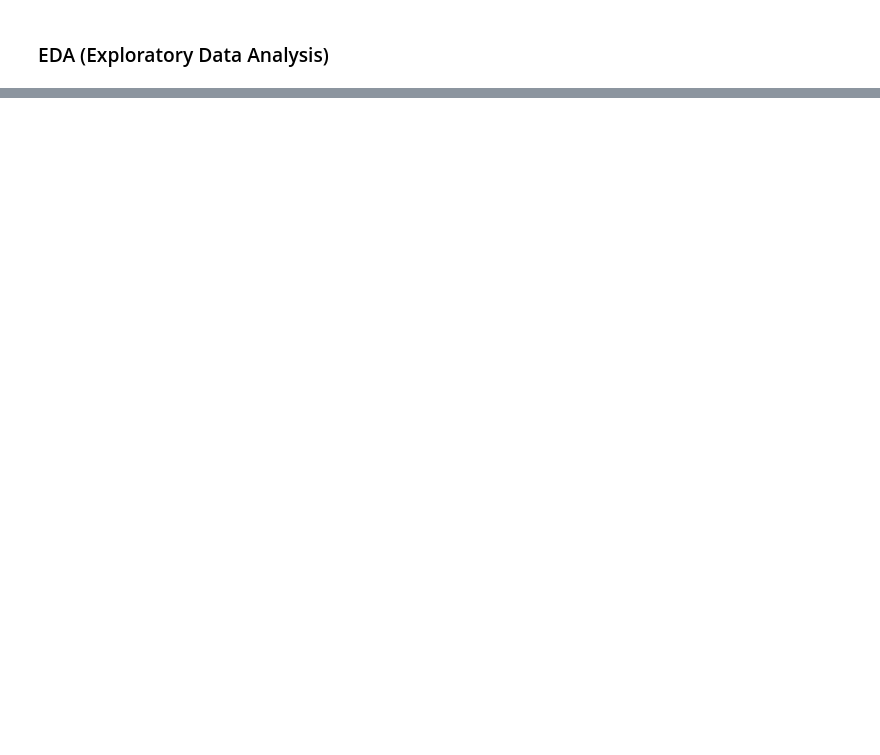
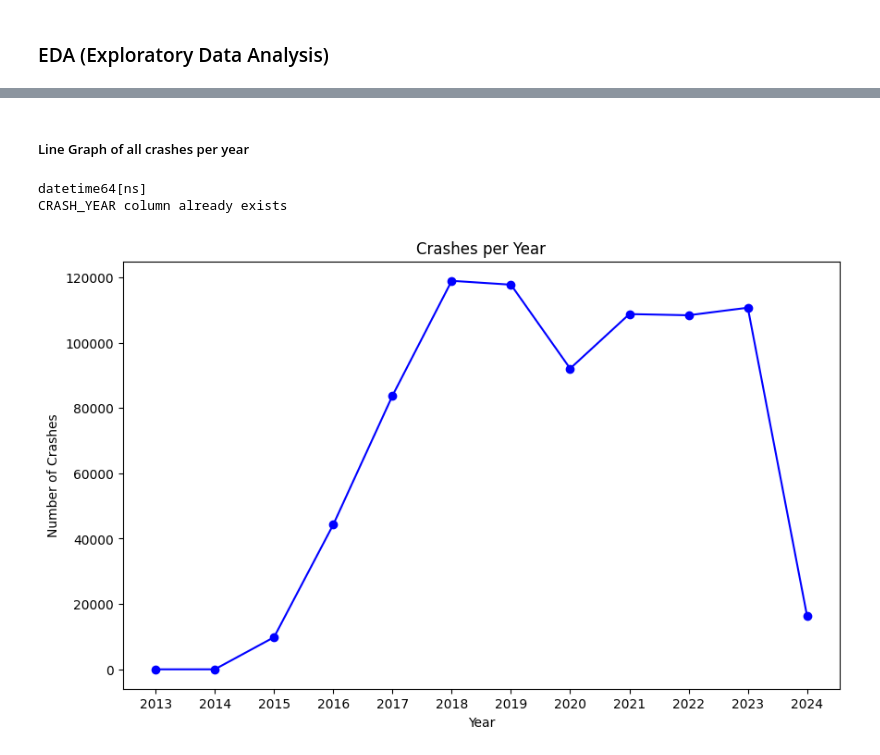
Before and after one commit to cocimano/-ProjectsAndPractice-, a Jupyter notebook: Projects-Data Science/Chicago Traffic Crashes/CrashesAnalysis.ipynb, the cells around one changed output, grey strips where cells are left out. Drawn from its saved outputs; the diff is of its cells as text; code cells hidden in the pictures; blank space fills up the shorter version.

Commit message:
some graphs added

```diff
--- a/Projects-Data Science/Chicago Traffic Crashes/CrashesAnalysis.ipynb
+++ b/Projects-Data Science/Chicago Traffic Crashes/CrashesAnalysis.ipynb
@@ -180,0 +194,32 @@ Total number of features: 48
+# %% [markdown]
+##### Line Graph of all crashes per year
+# %%
+all_data['CRASH_DATE'].dtype #~ 'O' means that the column is of type 'object' (string)
+
+#~ object to datetime
+all_data['CRASH_DATE'] = pd.to_datetime(all_data['CRASH_DATE'], format='%m/%d/%Y %I:%M:%S %p')
+# %%
+#~ checking the conversion
+print(all_data['CRASH_DATE'].dtype)
+
+#~ Extracting the year
+if 'CRASH_YEAR' in all_data.columns:
+    print('CRASH_YEAR column already exists')
+else:
+    all_data['CRASH_YEAR'] = all_data['CRASH_DATE'].dt.year
+
+#~ Now we create the groupby object
+crashes_per_year = all_data.groupby('CRASH_YEAR').size()
+
+#~ Plotting the data as a line plot
+crashes_per_year.plot(kind='line', marker='o', linestyle='-', color='b', figsize=(10, 6))
+plt.title('Crashes per Year')
+plt.xlabel('Year')
+plt.xticks(crashes_per_year.index)
+plt.ylabel('Number of Crashes')
+
+plt.show()
+# %% [output]
+datetime64[ns]
+CRASH_YEAR column already exists
+[figure, added]
```
Also changed, not shown: parts of 12 cells of this notebook, 1 other file.
